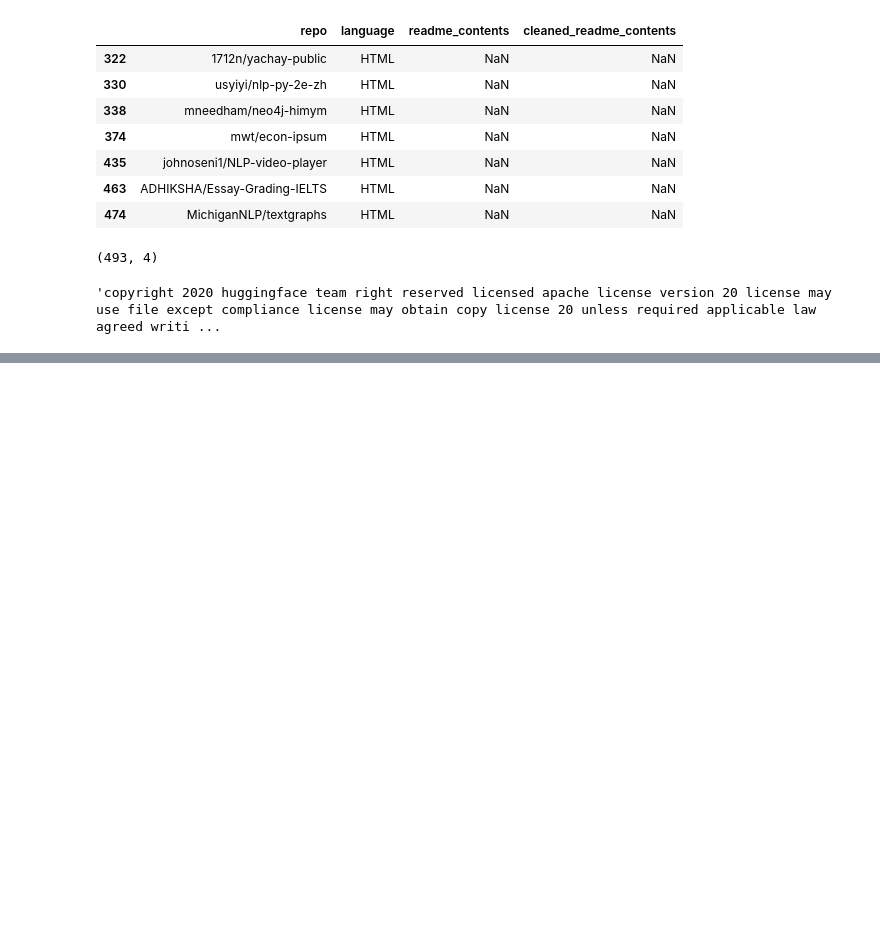
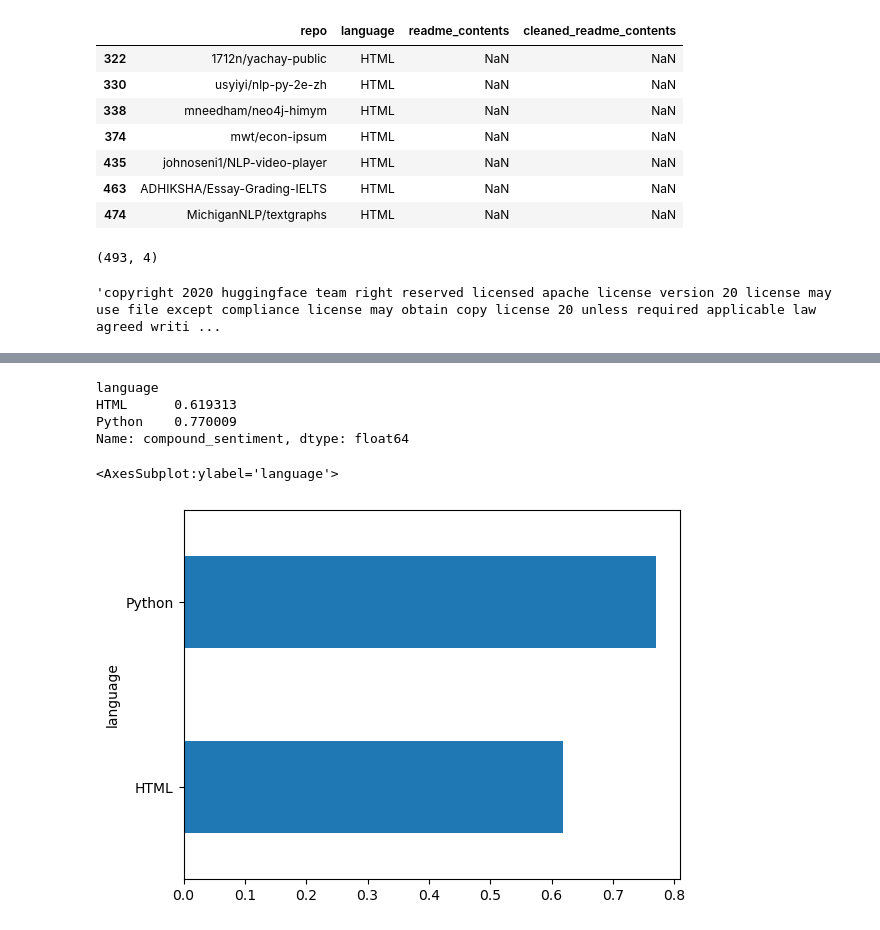
Before and after one commit to NLP-Casey-Harris-Wood-Project/nlp-project, a Jupyter notebook: explore_adam.ipynb, the cells around one changed output, grey strips where cells are left out. Saved outputs shown, nothing was run; the diff lists cells and outputs as text; code cells hidden in the pictures; blank space fills up the shorter version.

```diff
--- a/explore_adam.ipynb
+++ b/explore_adam.ipynb
@@ -18,4 +18,6 @@ data.head()
 | 4 | explosion/spaCy | Python | <a href="https://explosion.ai"><i... | hrefhttpsexplosionaiimg srchttpse... |
+# %%
+train, validate, test = w.train_split(data)
 # %%
 data.iloc[1]['readme_contents']
 # %% [output]
@@ -73,0 +76,5 @@ all_words = ' '.join(train['cleaned_readme_contents'])
+# %%
+sia = nltk.sentiment.SentimentIntensityAnalyzer()
+# %%
+train['compound_sentiment'] = train['cleaned_readme_contents'].apply(
+    lambda x: sia.polarity_scores(x)['compound'])
@@ -73,0 +90,14 @@ all_words = ' '.join(train['cleaned_readme_contents'])
+# %%
+# is the mean and median values of sentiment score different for ham vs spam?
+sentiments = train.groupby('language')['compound_sentiment'].mean()
+sentiments
+# %% [output]
+language
+HTML      0.619313
+Python    0.770009
+Name: compound_sentiment, dtype: float64
+# %%
+sentiments.plot.barh()
+# %% [output]
+<AxesSubplot:ylabel='language'>
+[figure, added]
```
Also changed, not shown: parts of 4 cells of this notebook, 2 other files.
